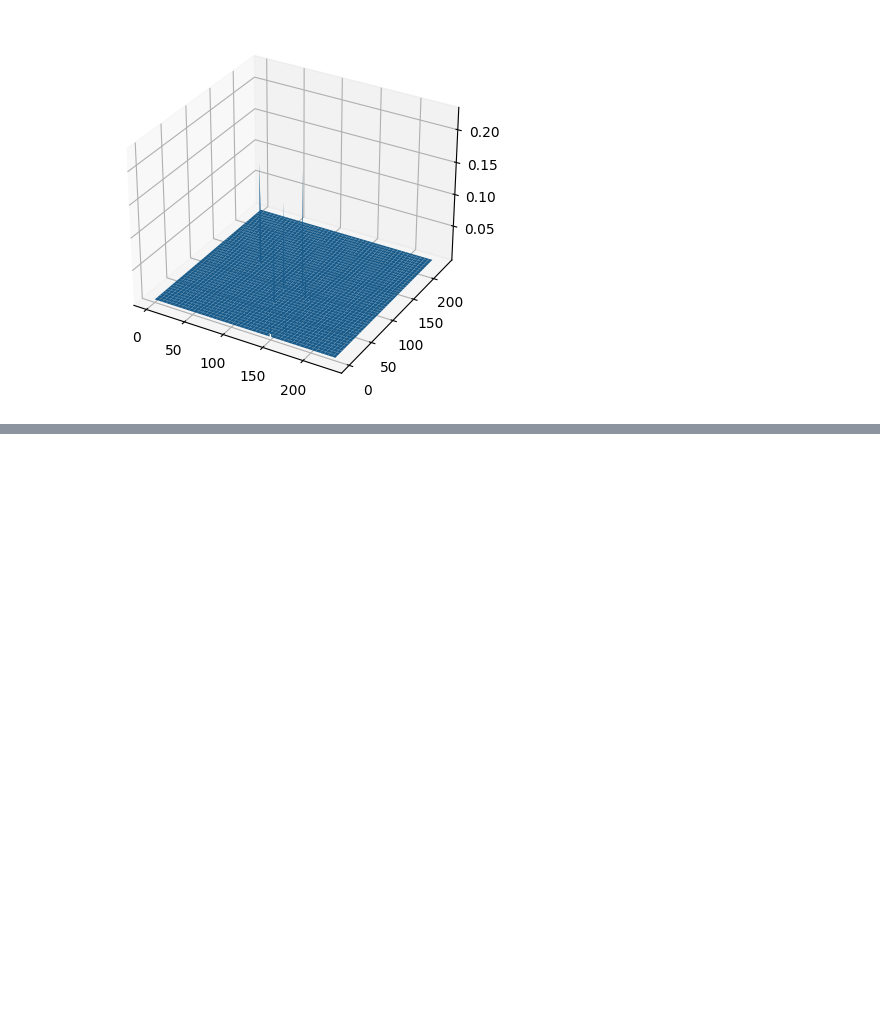
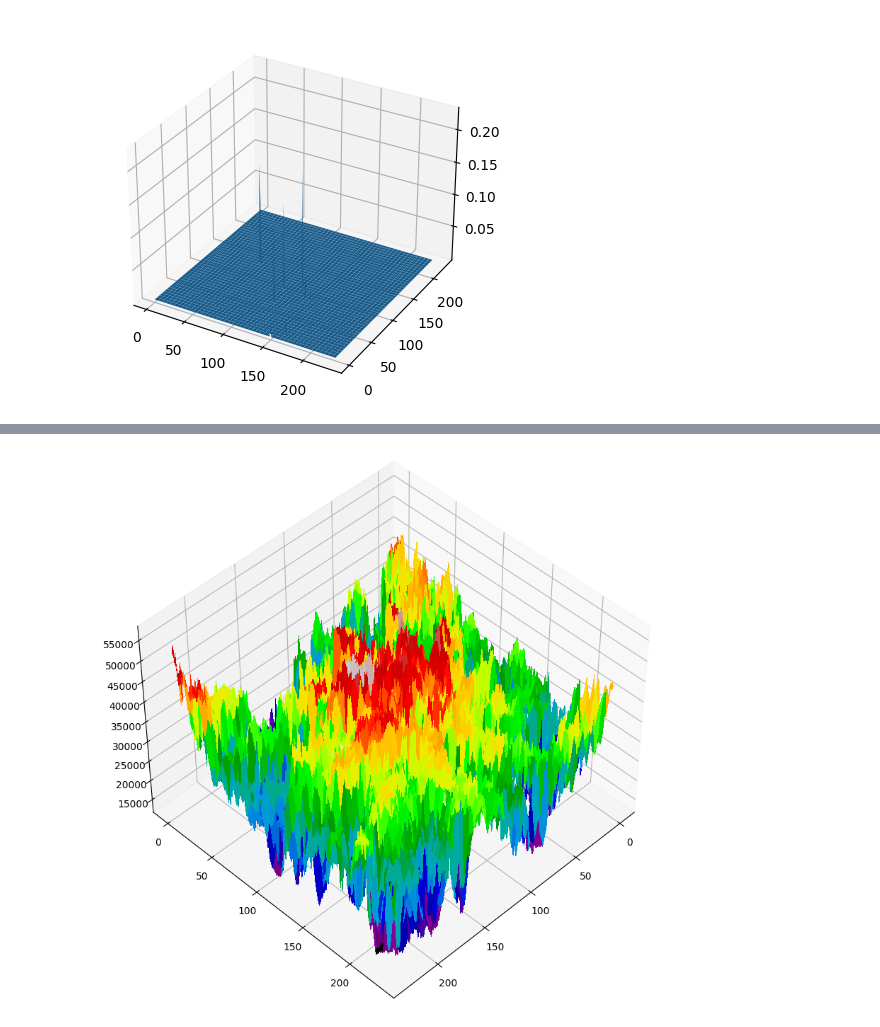
Before and after one commit to manularrea/Multispectral-Imaging-Analysis, a Jupyter notebook: gaussian.ipynb, the cells around one changed output, grey strips where cells are left out. Saved outputs shown, nothing was run; the diff lists cells and outputs as text; code cells hidden in the pictures; blank space fills up the shorter version.

```diff
--- a/gaussian.ipynb
+++ b/gaussian.ipynb
@@ -119,0 +143,9 @@ plt.show()
+# %%
+x,y= np.meshgrid(np.arange(ndvi.shape[1]), np.arange(ndvi.shape[0]))
+fig = plt.figure(figsize=(10, 10))
+ax = fig.add_subplot(111, projection='3d')
+ax.view_init(elev=45, azim=45)
+ax.plot_surface(x, y, ndvi, cmap=cmap, linewidth=0, antialiased=False)
+plt.show()
+# %% [output]
+[figure, added]
```
Also changed, not shown: parts of 11 cells of this notebook.
